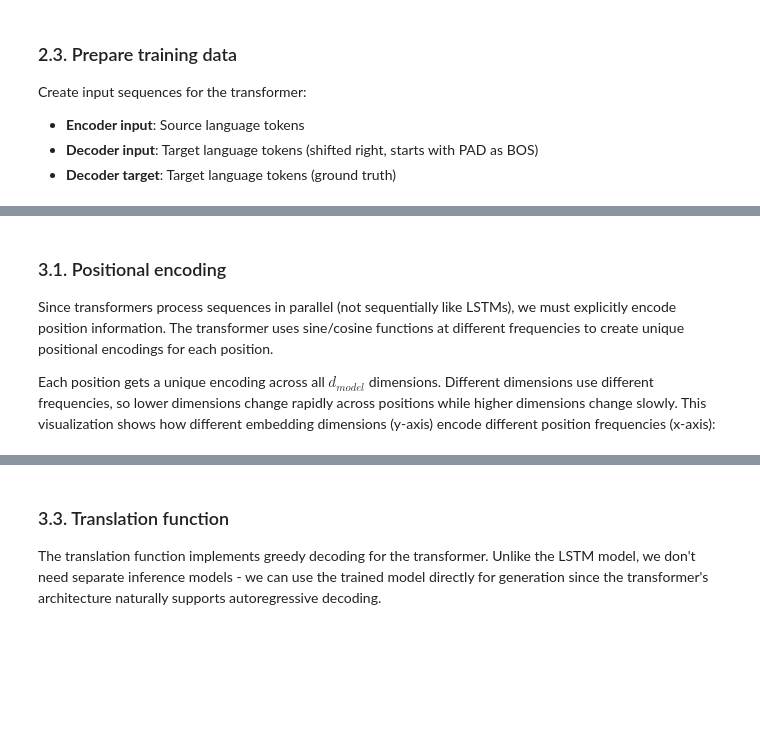
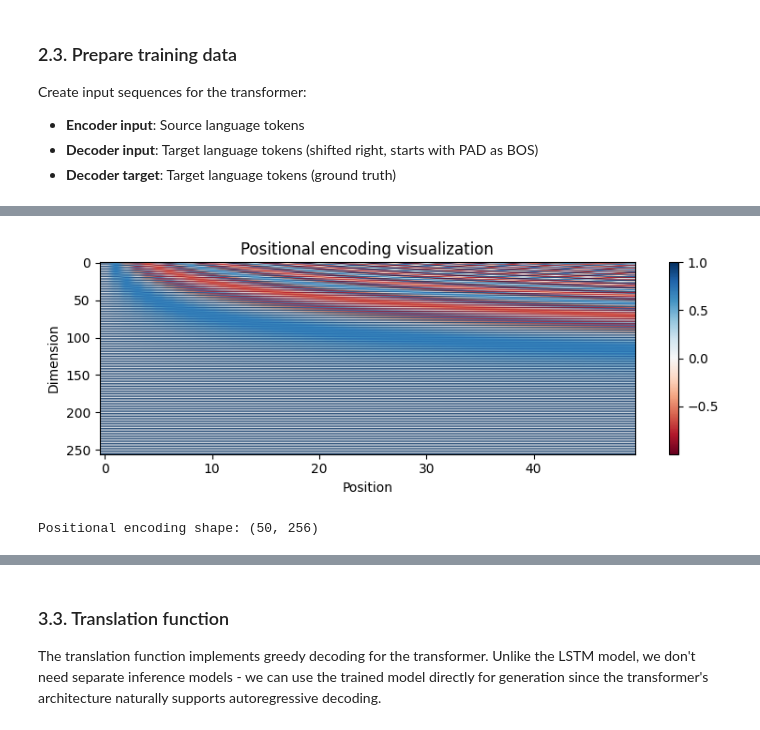
Before and after one commit to gperdrizet/language-models, a Jupyter notebook: notebooks/03-encoder-decoder-transformer.ipynb, the cells around one changed output, grey strips where cells are left out. Saved outputs shown, nothing was run; the diff lists cells and outputs as text; code cells hidden in the pictures; blank space fills up the shorter version.

```diff
--- a/notebooks/03-encoder-decoder-transformer.ipynb
+++ b/notebooks/03-encoder-decoder-transformer.ipynb
@@ -397,25 +384,22 @@ Note: Uses same Attention layer from LSTM model, not multi-head attention.
-# %% [markdown]
-### 3.1. Positional encoding
-
-Since transformers process sequences in parallel (not sequentially like LSTMs), we must explicitly encode position information. The transformer uses sine/cosine functions at different frequencies to create unique positional encodings for each position.
-
-Each position gets a unique encoding across all $d_{model}$ dimensions. Different dimensions use different frequencies, so lower dimensions change rapidly across positions while higher dimensions change slowly. This visualization shows how different embedding dimensions (y-axis) encode different position frequencies (x-axis):
 # %%
 # Import positional encoding function from src module
 from src.models import get_positional_encoding
 
 # Visualize positional encoding
 pos_enc = get_positional_encoding(50, 256)
-plt.figure(figsize=(12, 4))
+plt.figure(figsize=(8, 3))
 plt.imshow(pos_enc.T, aspect='auto', cmap='RdBu')
 plt.colorbar()
 plt.xlabel('Position')
 plt.ylabel('Dimension')
 plt.title('Positional encoding visualization')
 plt.tight_layout()
 plt.show()
 
 print('Positional encoding shape:', pos_enc.shape)
+# %% [output]
+[figure, added]
+Positional encoding shape: (50, 256)
 # %% [markdown]
 ### 3.2. Training model
 
```
Also changed, not shown: parts of 19 cells of this notebook.
